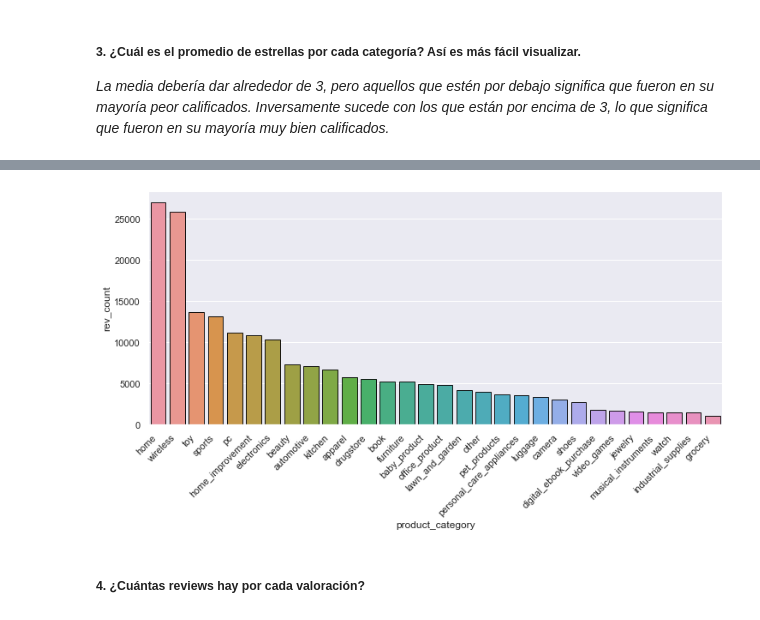
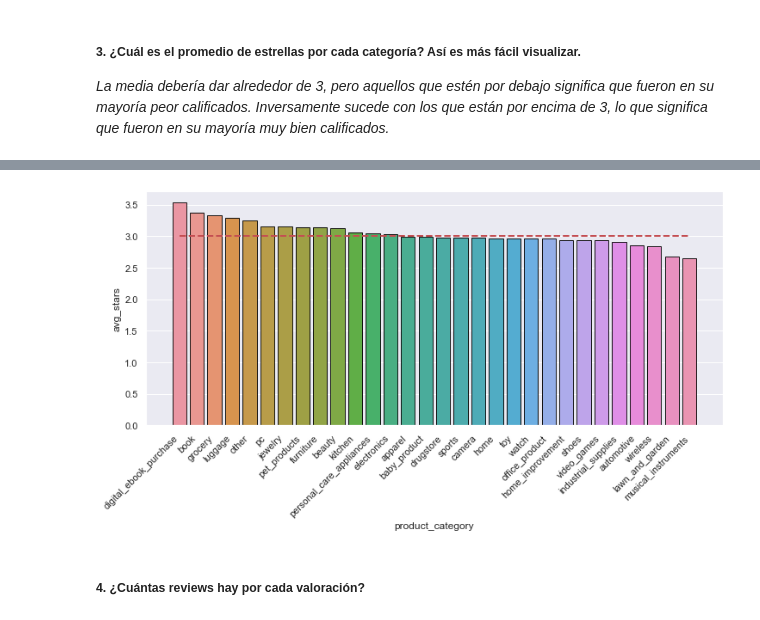
Before and after one commit to lusalmeron/Acamica-DS-Proyecto-3-NLP, a Jupyter notebook: Consigna_Proyecto_03_NLP.ipynb, the cells around one changed output, grey strips where cells are left out. Cells and saved outputs as stored; diff of their text form; code cells hidden in the pictures.

```diff
--- a/Consigna_Proyecto_03_NLP.ipynb
+++ b/Consigna_Proyecto_03_NLP.ipynb
@@ -202,12 +220,14 @@ data_grouped.sort_values(by='avg_stars')
 # %%
-# Visualización de cantidad de reseñas por categoría
-data_grouped.sort_values(['rev_count','avg_stars'],ascending=False,inplace=True)
+# Visualización de valoración promedio por categoría
+data_grouped.sort_values(['avg_stars','rev_count'],ascending=False,inplace=True)
+cte = np.ones(data_grouped.shape[0])*3 # Valor medio
 plt.figure(figsize=(12,5))
-grafico = sns.barplot(x=data_grouped.product_category, y=data_grouped.rev_count, linewidth=0.9,edgecolor=(0,0,0))
+grafico = sns.barplot(x=data_grouped.product_category, y=data_grouped.avg_stars, linewidth=0.9,edgecolor=(0,0,0))
+plt.plot(cte, ls = '--', lw = 2, c='r',label = 'Valoración media')
 grafico.set_xticklabels(grafico.get_xticklabels(), rotation=45, ha="right")
 plt.show()
 # %% [output]
-[figure, old version]
+[figure, new version]
 # %% [markdown]
 ##### 4. ¿Cuántas reviews hay por cada valoración?
 # %%
```
Also changed, not shown: parts of 30 cells of this notebook.
